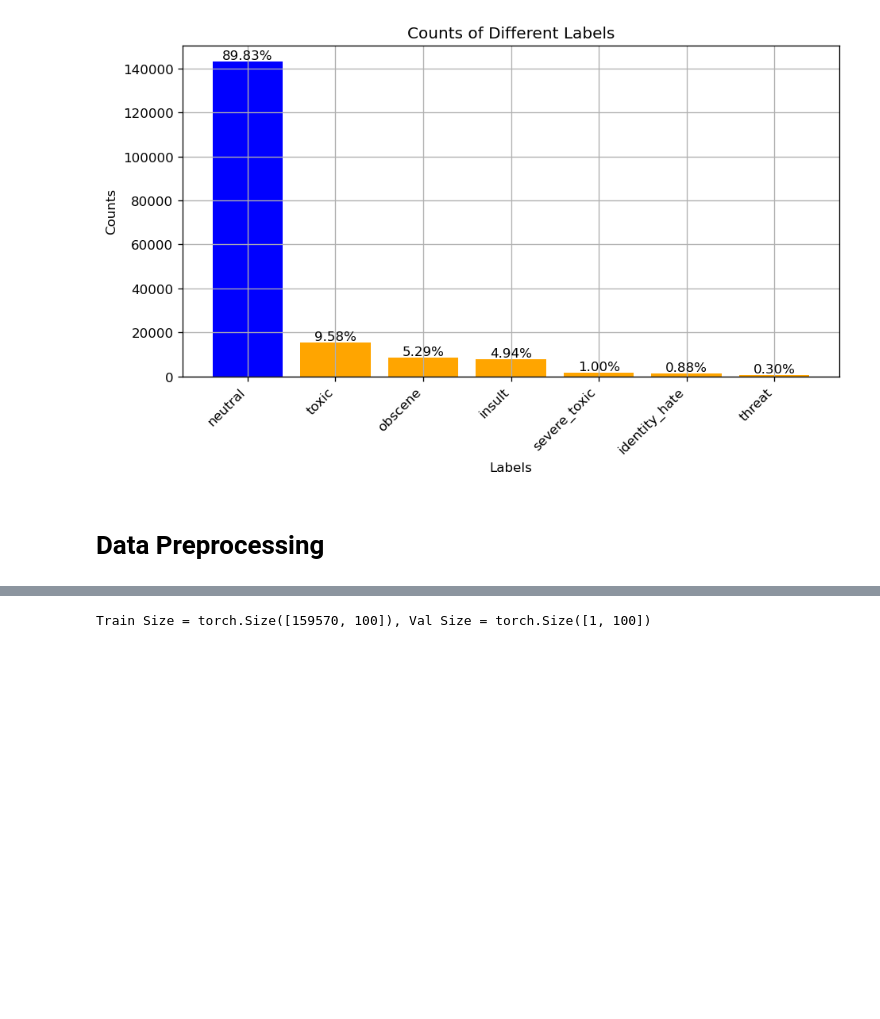
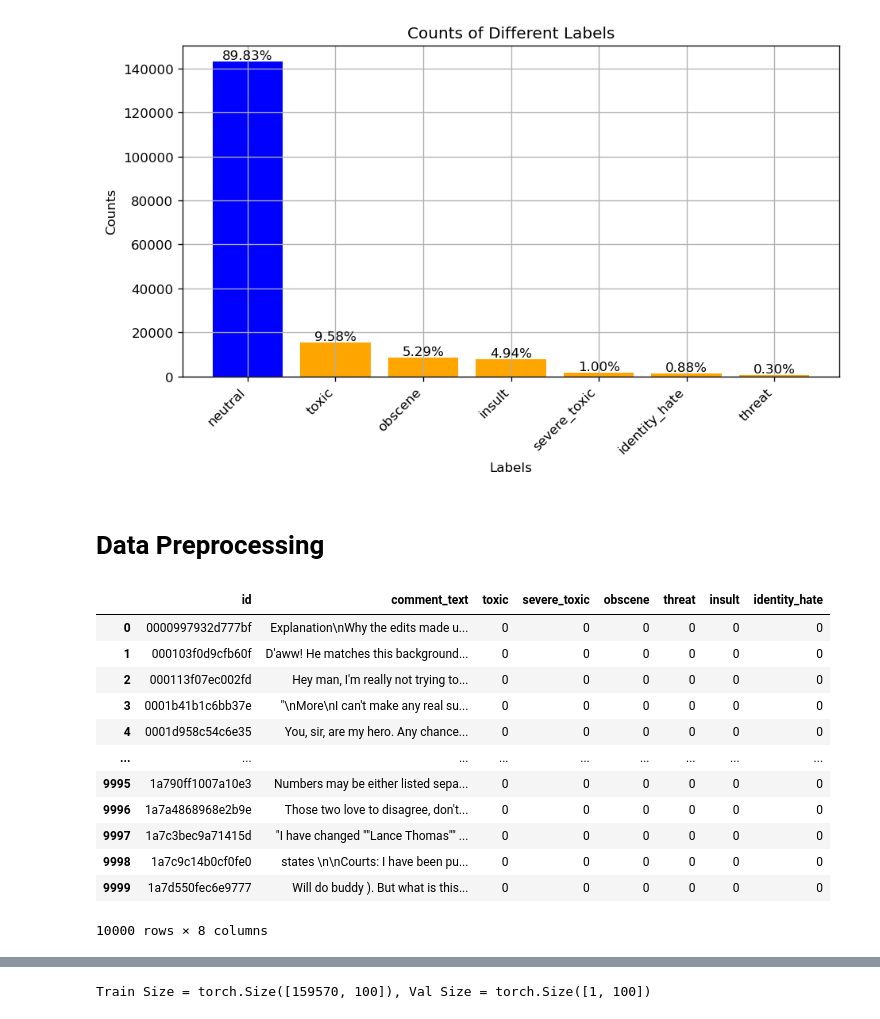
Before and after one commit to anjali-ojha/deep-learning, a Jupyter notebook: lab-2/part-2/part-2.ipynb, the cells around one changed output, grey strips where cells are left out. Saved outputs shown, nothing was run; the diff lists cells and outputs as text; code cells hidden in the pictures; blank space fills up the shorter version.

```diff
--- a/lab-2/part-2/part-2.ipynb
+++ b/lab-2/part-2/part-2.ipynb
@@ -152,6 +165,23 @@ plt.show()
 [figure]
 # %% [markdown]
 # Data Preprocessing
+# %%
+sample_df = train_df.head(10000)
+sample_df
+# %% [output]
+|  | id | comment_text | toxic | severe_toxic | obscene | threat | insult | identity_hate |
+| 0 | 0000997932d777bf | Explanation\nWhy the edits made u... | 0 | 0 | 0 | 0 | 0 | 0 |
+| 1 | 000103f0d9cfb60f | D'aww! He matches this background... | 0 | 0 | 0 | 0 | 0 | 0 |
+| 2 | 000113f07ec002fd | Hey man, I'm really not trying to... | 0 | 0 | 0 | 0 | 0 | 0 |
+| 3 | 0001b41b1c6bb37e | "\nMore\nI can't make any real su... | 0 | 0 | 0 | 0 | 0 | 0 |
+| 4 | 0001d958c54c6e35 | You, sir, are my hero. Any chance... | 0 | 0 | 0 | 0 | 0 | 0 |
+| ... | ... | ... | ... | ... | ... | ... | ... | ... |
+| 9995 | 1a790ff1007a10e3 | Numbers may be either listed sepa... | 0 | 0 | 0 | 0 | 0 | 0 |
+| 9996 | 1a7a4868968e2b9e | Those two love to disagree, don't... | 0 | 0 | 0 | 0 | 0 | 0 |
+| 9997 | 1a7c3bec9a71415d | "I have changed ""Lance Thomas"" ... | 0 | 0 | 0 | 0 | 0 | 0 |
+| 9998 | 1a7c9c14b0cf0fe0 | states \n\nCourts: I have been pu... | 0 | 0 | 0 | 0 | 0 | 0 |
+| 9999 | 1a7d550fec6e9777 | Will do buddy ). But what is this... | 0 | 0 | 0 | 0 | 0 | 0 |
+10000 rows × 8 columns
 # %%
 import contractions
 
```
Also changed, not shown: parts of 16 cells of this notebook, 2 other files.
